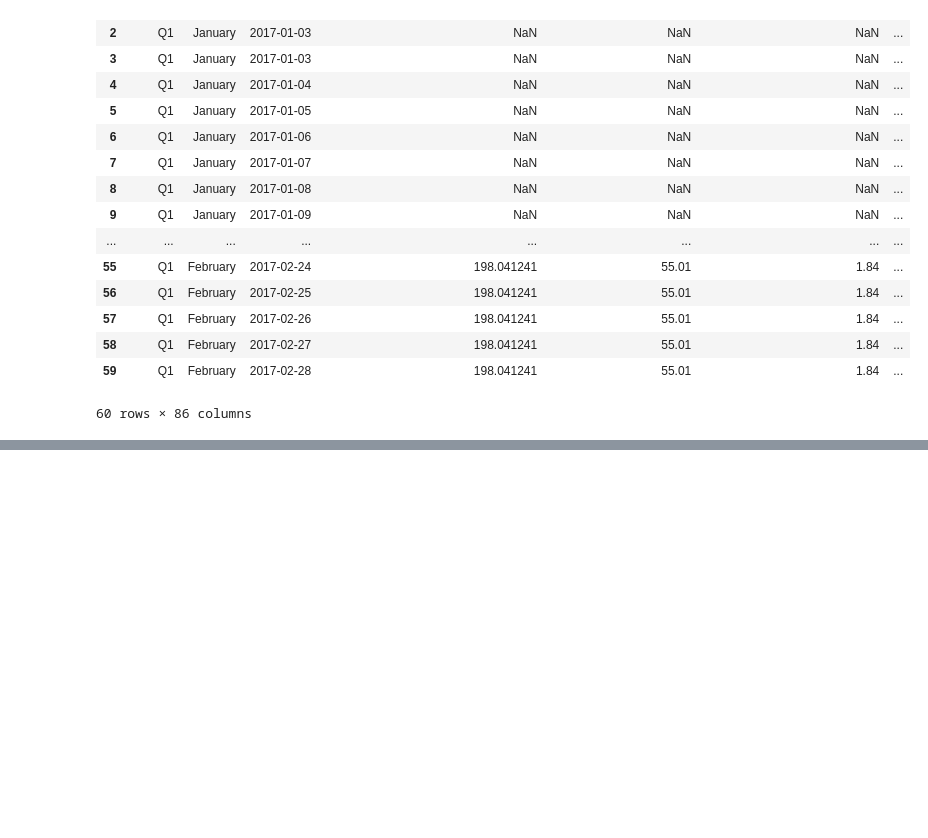
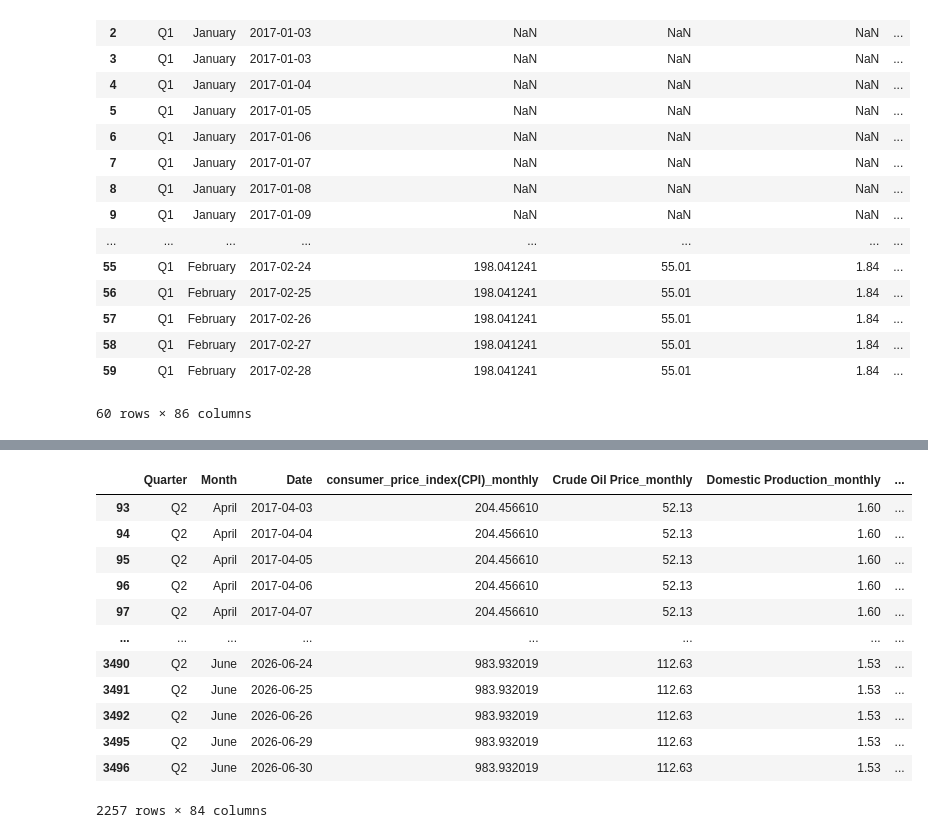
Before and after one commit to Udeani4/SectorLevel_StockPerformance_Predictoion, a Jupyter notebook: ngx_practice.ipynb, the cells around one changed output, grey strips where cells are left out. Saved outputs shown, nothing was run; the diff lists cells and outputs as text; code cells hidden in the pictures; blank space fills up the shorter version.

```diff
--- a/ngx_practice.ipynb
+++ b/ngx_practice.ipynb
@@ -1017,0 +1052,2 @@ receiving_data.head(60)
+# %%
+populated_data=pd.read_csv('populated_data')
@@ -1017,0 +1065,2 @@ receiving_data.head(60)
+# %%
+pop_data=populated_data.drop(columns=['FR_Date','fr_date_daily'])
@@ -1017,0 +1073,4 @@ receiving_data.head(60)
+# %%
+## We will drop all rows that contain NaN
+
+pop_data=pop_data.dropna()
@@ -1017,0 +1113,16 @@ receiving_data.head(60)
+# %%
+pop_data
+# %% [output]
+|  | Quarter | Month | Date | consumer_price_index(CPI)_monthly | Crude Oil Price_monthly | Domestic Production_monthly | ... |
+| 93 | Q2 | April | 2017-04-03 | 204.456610 | 52.13 | 1.60 | ... |
+| 94 | Q2 | April | 2017-04-04 | 204.456610 | 52.13 | 1.60 | ... |
+| 95 | Q2 | April | 2017-04-05 | 204.456610 | 52.13 | 1.60 | ... |
+| 96 | Q2 | April | 2017-04-06 | 204.456610 | 52.13 | 1.60 | ... |
+| 97 | Q2 | April | 2017-04-07 | 204.456610 | 52.13 | 1.60 | ... |
+| ... | ... | ... | ... | ... | ... | ... | ... |
+| 3490 | Q2 | June | 2026-06-24 | 983.932019 | 112.63 | 1.53 | ... |
+| 3491 | Q2 | June | 2026-06-25 | 983.932019 | 112.63 | 1.53 | ... |
+| 3492 | Q2 | June | 2026-06-26 | 983.932019 | 112.63 | 1.53 | ... |
+| 3495 | Q2 | June | 2026-06-29 | 983.932019 | 112.63 | 1.53 | ... |
+| 3496 | Q2 | June | 2026-06-30 | 983.932019 | 112.63 | 1.53 | ... |
+2257 rows × 84 columns
```
Also changed, not shown: parts of 12 cells of this notebook, 4 other files.
